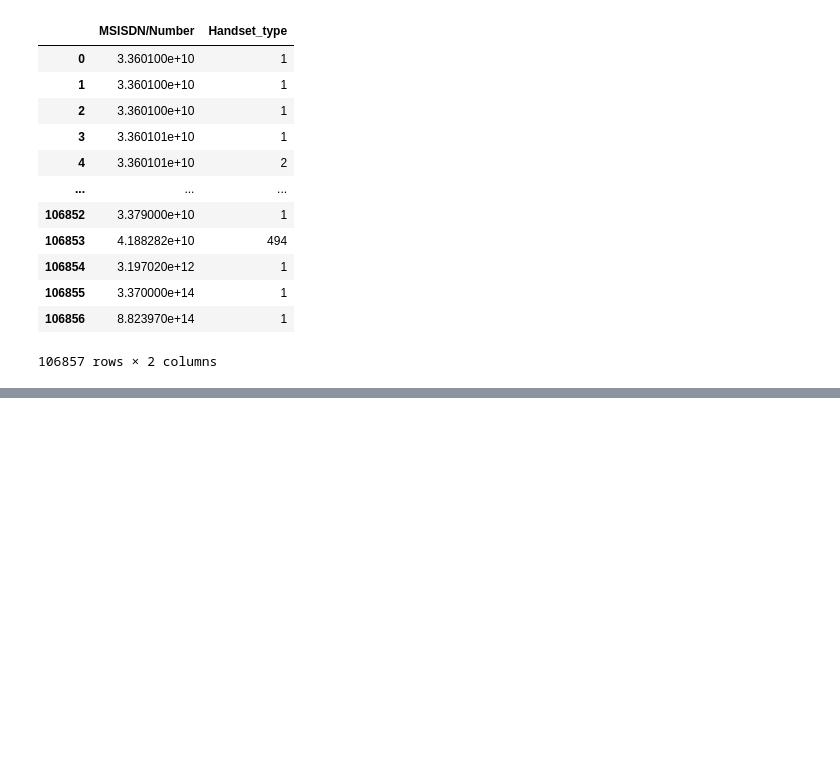
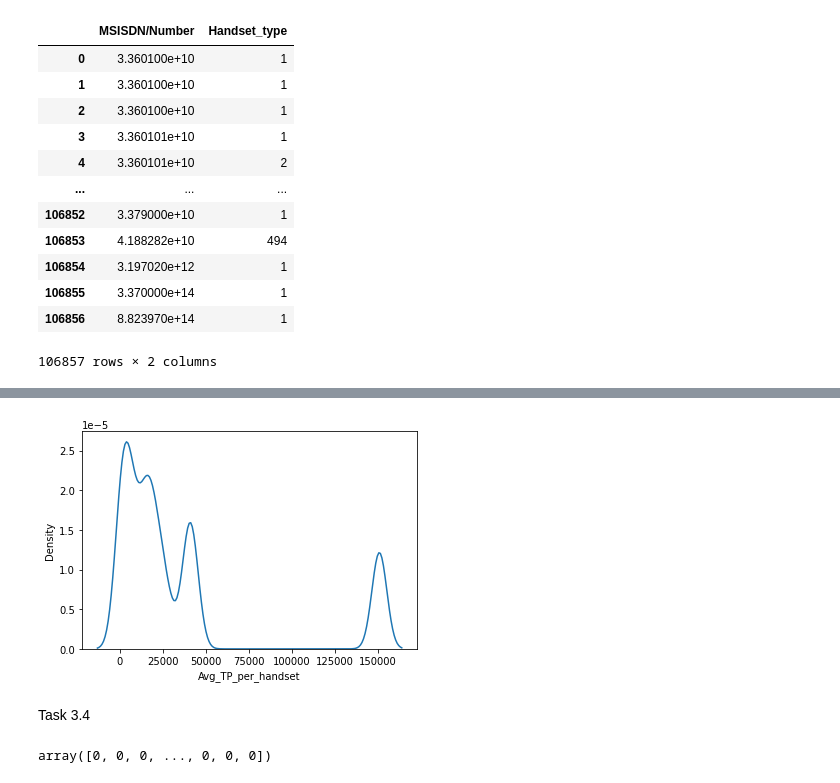
Before and after one commit to Victorolufemi/Tellco_Analysis, a Jupyter notebook: notebook/Task 3.ipynb, the cells around one changed output, grey strips where cells are left out. Cells and saved outputs as stored; diff of their text form; code cells hidden in the pictures; blank space fills up the shorter version.

Commit message:
Task 3

```diff
--- a/notebook/Task 3.ipynb
+++ b/notebook/Task 3.ipynb
@@ -90,0 +191,7 @@ avghandset
+# %%
+sns.kdeplot(data=df, x='Avg_TP_per_handset')
+plt.show()
+# %% [output]
+[figure, added]
+# %% [markdown]
+Task 3.4
@@ -90,0 +203,6 @@ avghandset
+# %%
+km = KMeans(n_clusters=3,)
+prediction = km.fit_predict(df[['Avg TP', 'Avg TCP', 'Avg RTT']])
+prediction
+# %% [output]
+array([0, 0, 0, ..., 0, 0, 0])
```
Also changed, not shown: parts of 17 cells of this notebook, 1 other file.
